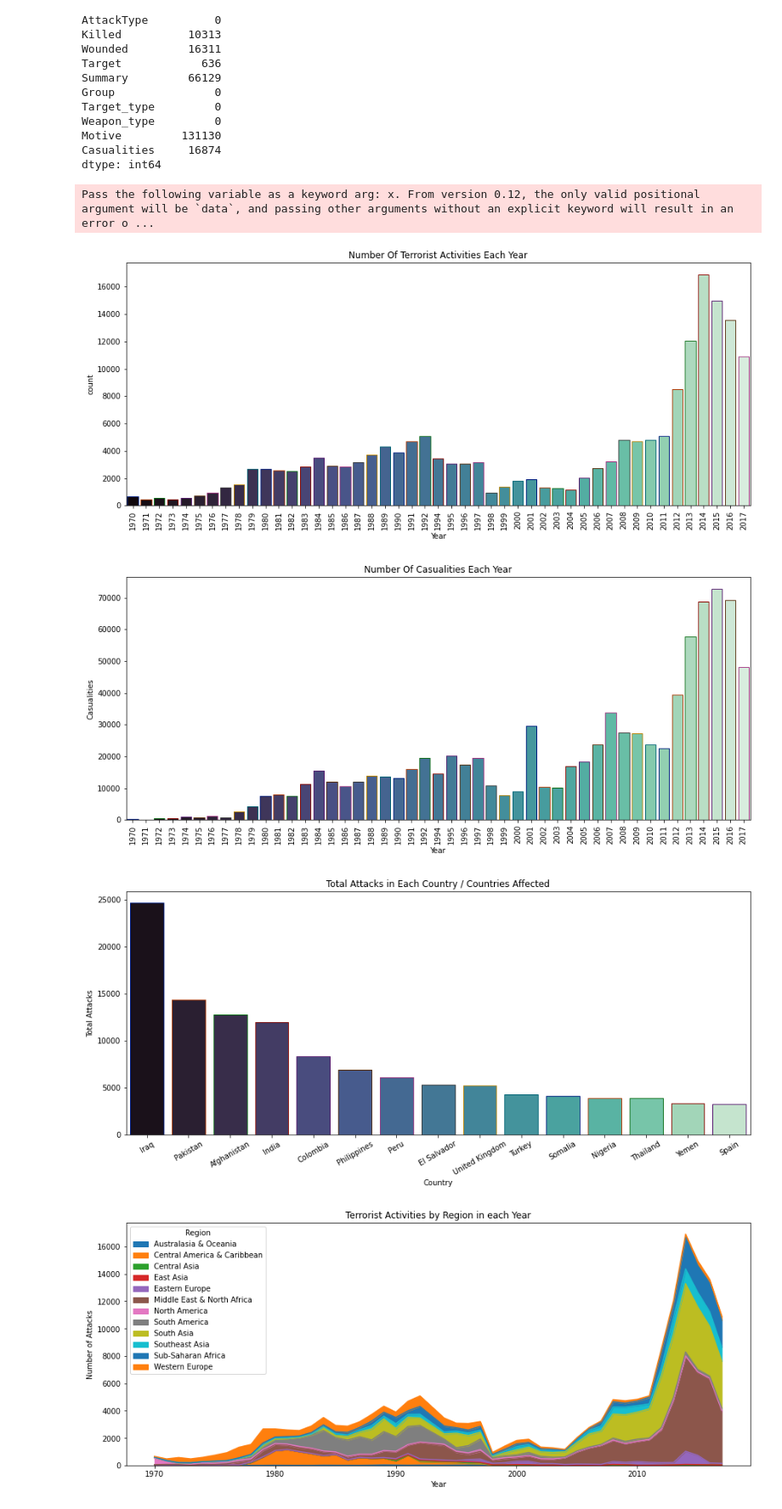
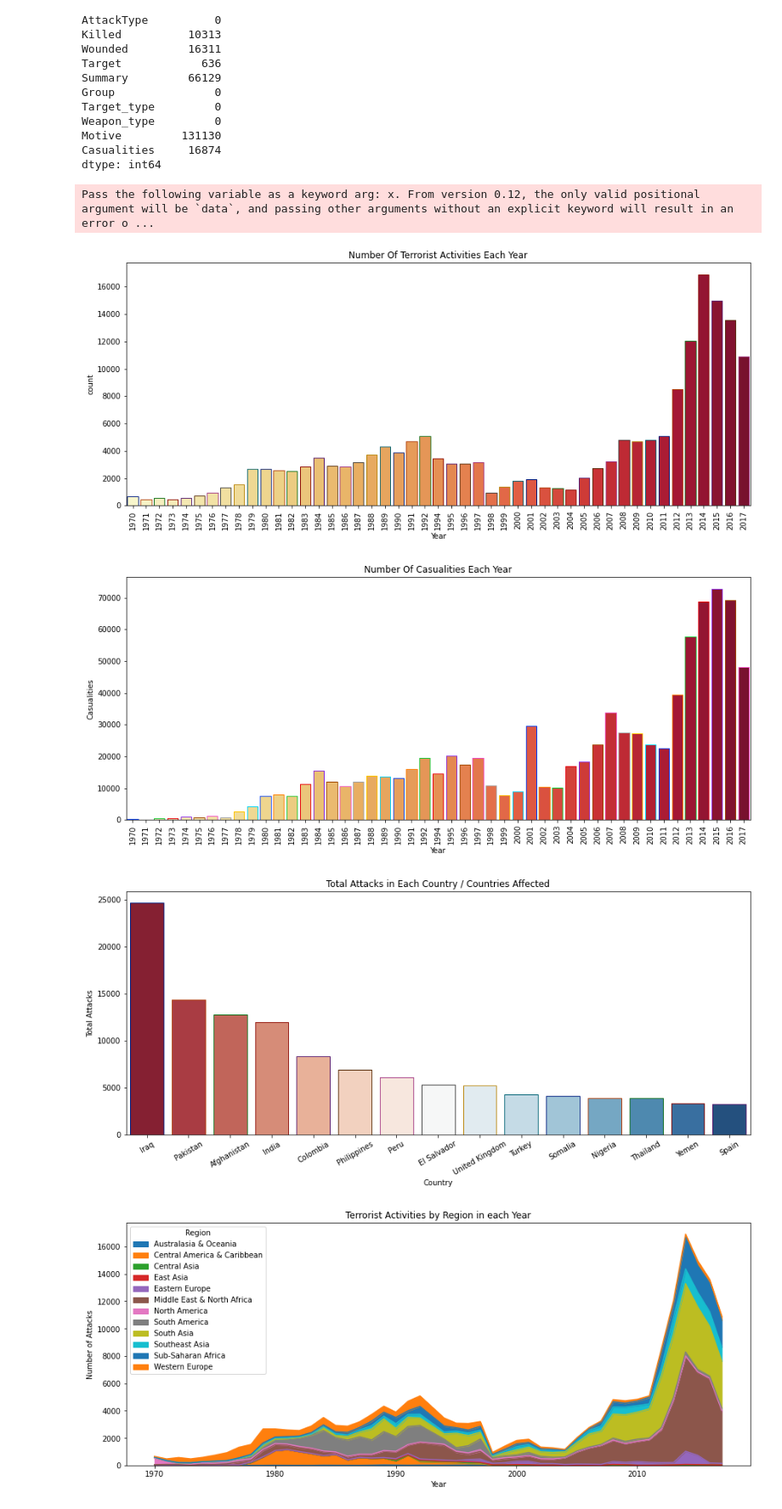
Before and after one commit to offani/EDA-on-Global-Terrorism, a Jupyter notebook: EDA(Global_Terrorism).ipynb, the cells around one changed output. Shown at 85% size. Drawn from its saved outputs; the diff is of its cells as text; code cells hidden in the pictures.

```diff
--- a/EDA(Global_Terrorism).ipynb
+++ b/EDA(Global_Terrorism).ipynb
@@ -111,33 +112,33 @@ dtype: int64
 # %%
 
 plt.subplots(figsize=(15,6))
-sns.countplot('Year',data=data,palette='mako',edgecolor=sns.color_palette('dark',10))
+sns.countplot('Year',data=data,palette='YlOrRd',edgecolor=sns.color_palette('dark',10))
 plt.xticks(rotation=90)
 plt.title('Number Of Terrorist Activities Each Year')
 plt.show()
 # %% [output]
 Pass the following variable as a keyword arg: x. From version 0.12, the only valid positional argument will be `data`, and passing other arguments without an explicit keyword will result in an error o ...
-[figure, old version]
+[figure, new version]
 # %%
 plt.subplots(figsize=(15,6))
 year_cas = data.groupby('Year').Casualities.sum().to_frame().reset_index()
 year_cas.columns = ['Year','Casualities']
-sns.barplot(x=year_cas.Year, y=year_cas.Casualities, palette='mako',edgecolor=sns.color_palette('dark',10))
+sns.barplot(x=year_cas.Year, y=year_cas.Casualities, palette='YlOrRd',edgecolor=sns.color_palette('bright',10))
 plt.xticks(rotation=90)
 plt.title('Number Of Casualities Each Year')
 plt.show()
 # %% [output]
-[figure, old version]
+[figure, new version]
 # %%
 plt.subplots(figsize=(15,6))
 country_attacks = data.Country.value_counts()[:15].reset_index()
 country_attacks.columns = ['Country', 'Total Attacks']
-sns.barplot(x=country_attacks.Country, y=country_attacks['Total Attacks'], palette='mako',edgecolor=sns.color_palette('dark',10))
+sns.barplot(x=country_attacks.Country, y=country_attacks['Total Attacks'], palette='RdBu',edgecolor=sns.color_palette('dark',10))
 plt.xticks(rotation=30)
 plt.title('Total Attacks in Each Country / Countries Affected')
 plt.show()
 # %% [output]
-[figure, old version]
+[figure, new version]
 # %%
 
 pd.crosstab(data.Year, data.Region).plot(kind='area',figsize=(15,6))
```
Also changed, not shown: parts of 5 cells of this notebook.
